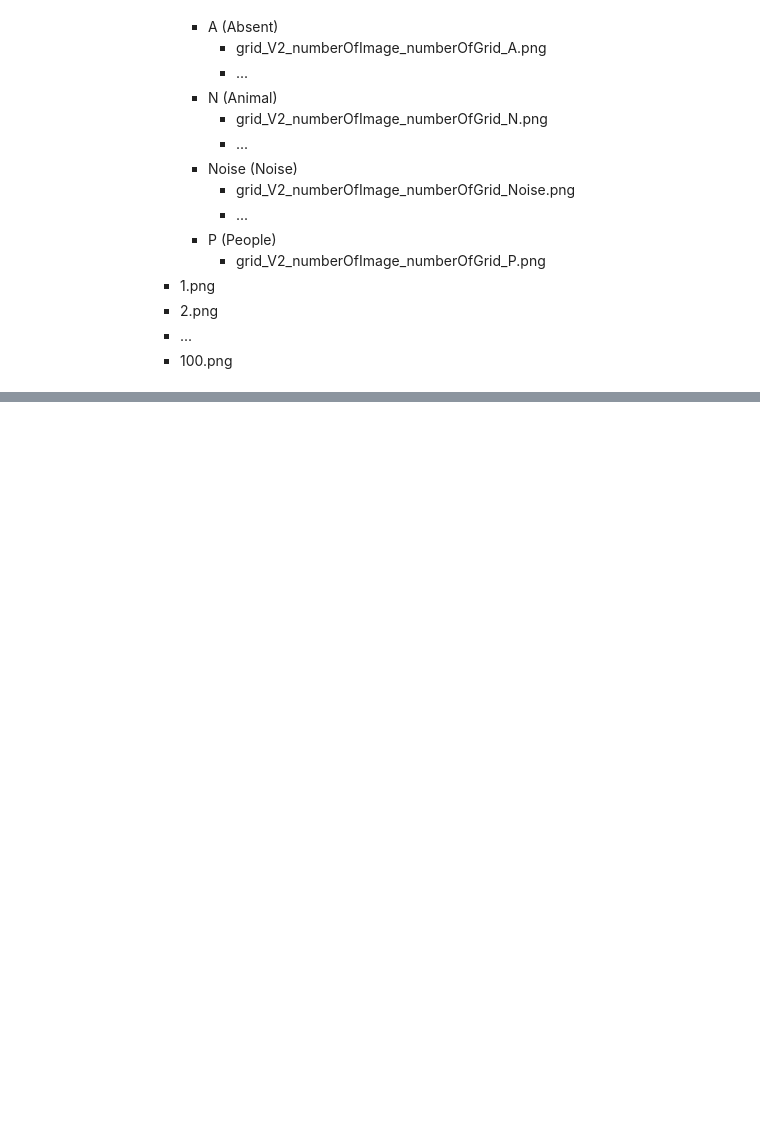
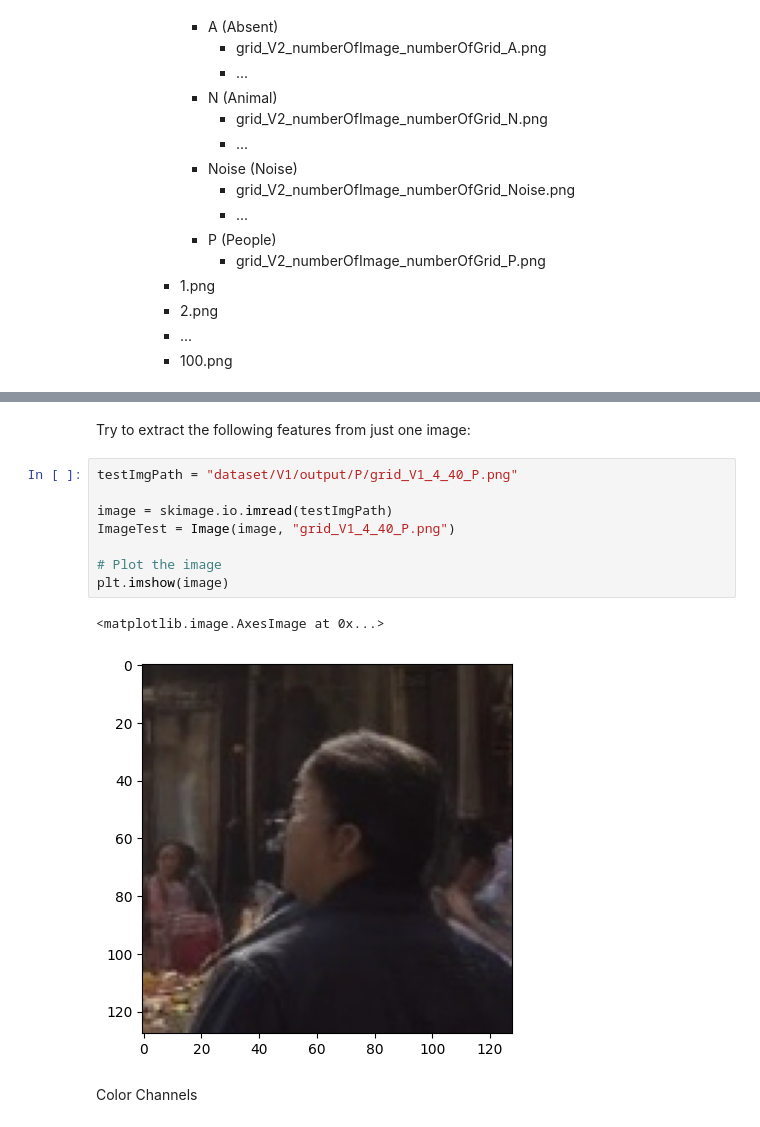
Before and after one commit to AlvaroVasquezAI/People_Detection, a Jupyter notebook: main.ipynb, the cells around one changed output, grey strips where cells are left out. Cells and saved outputs as stored; diff of their text form; blank space fills up the shorter version.

Commit message:
ImageDescriptors

```diff
--- a/main.ipynb
+++ b/main.ipynb
@@ -71,0 +340,15 @@ We created a dataset with 100 images of the city with people and animals, and 10
+# %% [markdown]
+Try to extract the following features from just one image:
+# %%
+testImgPath = "dataset/V1/output/P/grid_V1_4_40_P.png"
+
+image = skimage.io.imread(testImgPath)
+ImageTest = Image(image, "grid_V1_4_40_P.png")
+
+# Plot the image
+plt.imshow(image)
+# %% [output]
+<matplotlib.image.AxesImage at 0x...>
+[figure, added]
+# %% [markdown]
+Color Channels
```
Also changed, not shown: parts of 26 cells of this notebook.
